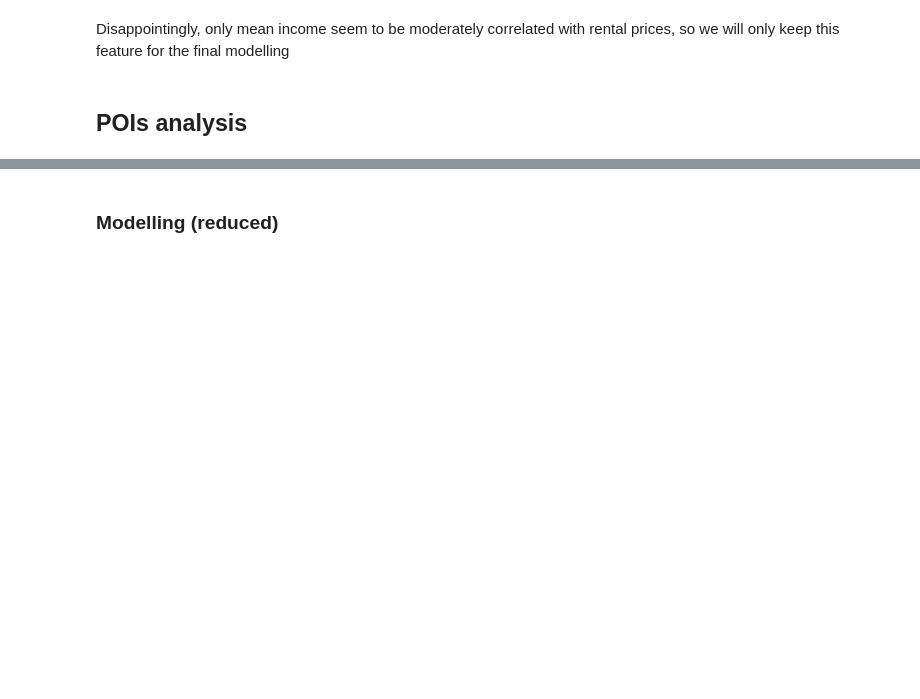
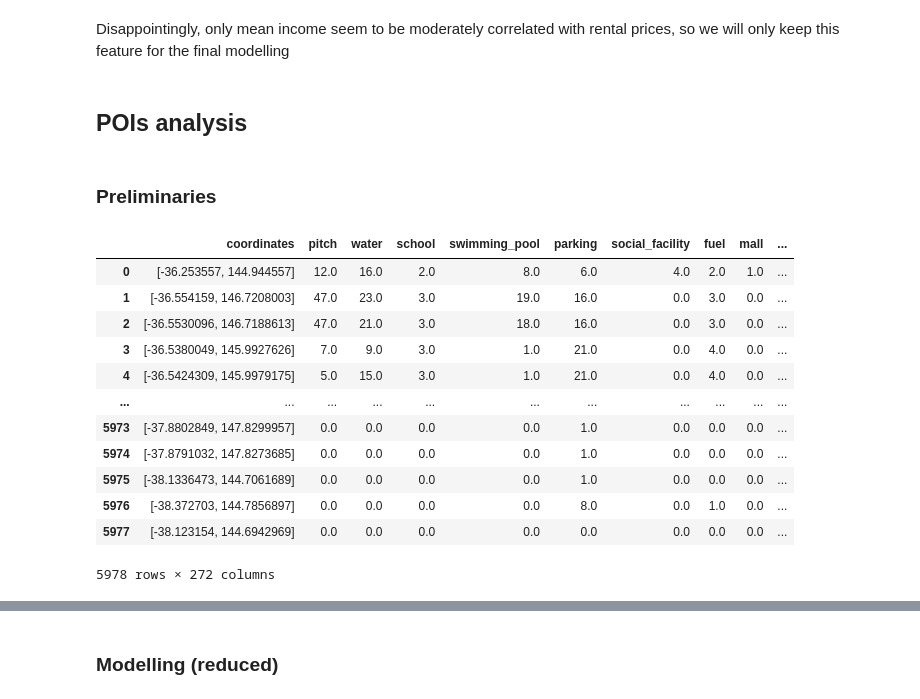
Before and after one commit to MAST30034-Applied-Data-Science/generic-real-estate-consulting-project-18, a Jupyter notebook: notebooks/Summary_notebook.ipynb, the cells around one changed output, grey strips where cells are left out. Cells and saved outputs as stored; diff of their text form; code cells hidden in the pictures; blank space fills up the shorter version.

```diff
--- a/notebooks/Summary_notebook.ipynb
+++ b/notebooks/Summary_notebook.ipynb
@@ -225,3 +228,5 @@ corr_2.style.background_gradient(cmap='coolwarm')
 Disappointingly, only mean income seem to be moderately correlated with rental prices, so we will only keep this feature for the final modelling
 # %% [markdown]
 ## POIs analysis
+# %% [markdown]
+### Preliminaries
@@ -227,0 +250,16 @@ Disappointingly, only mean income seem to be moderately correlated with rental p
+# %%
+df
+# %% [output]
+|  | coordinates | pitch | water | school | swimming_pool | parking | social_facility | fuel | mall | ... |
+| 0 | [-36.253557, 144.944557] | 12.0 | 16.0 | 2.0 | 8.0 | 6.0 | 4.0 | 2.0 | 1.0 | ... |
+| 1 | [-36.554159, 146.7208003] | 47.0 | 23.0 | 3.0 | 19.0 | 16.0 | 0.0 | 3.0 | 0.0 | ... |
+| 2 | [-36.5530096, 146.7188613] | 47.0 | 21.0 | 3.0 | 18.0 | 16.0 | 0.0 | 3.0 | 0.0 | ... |
+| 3 | [-36.5380049, 145.9927626] | 7.0 | 9.0 | 3.0 | 1.0 | 21.0 | 0.0 | 4.0 | 0.0 | ... |
+| 4 | [-36.5424309, 145.9979175] | 5.0 | 15.0 | 3.0 | 1.0 | 21.0 | 0.0 | 4.0 | 0.0 | ... |
+| ... | ... | ... | ... | ... | ... | ... | ... | ... | ... | ... |
+| 5973 | [-37.8802849, 147.8299957] | 0.0 | 0.0 | 0.0 | 0.0 | 1.0 | 0.0 | 0.0 | 0.0 | ... |
+| 5974 | [-37.8791032, 147.8273685] | 0.0 | 0.0 | 0.0 | 0.0 | 1.0 | 0.0 | 0.0 | 0.0 | ... |
+| 5975 | [-38.1336473, 144.7061689] | 0.0 | 0.0 | 0.0 | 0.0 | 1.0 | 0.0 | 0.0 | 0.0 | ... |
+| 5976 | [-38.372703, 144.7856897] | 0.0 | 0.0 | 0.0 | 0.0 | 8.0 | 0.0 | 1.0 | 0.0 | ... |
+| 5977 | [-38.123154, 144.6942969] | 0.0 | 0.0 | 0.0 | 0.0 | 0.0 | 0.0 | 0.0 | 0.0 | ... |
+5978 rows × 272 columns
```
Also changed, not shown: parts of 32 cells of this notebook.
